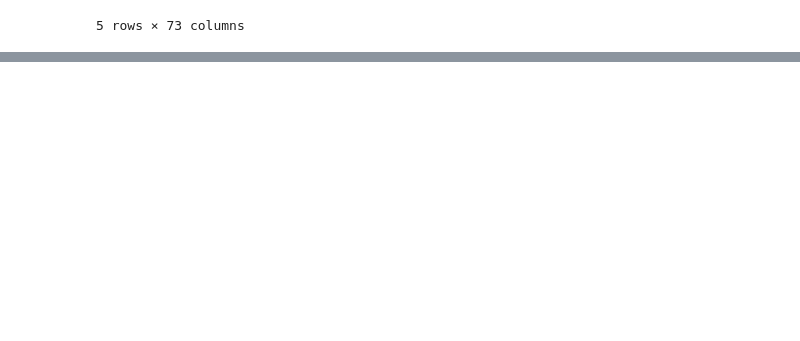
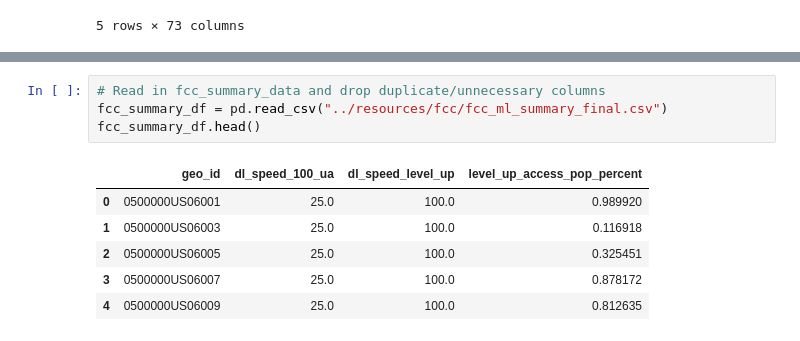
Before and after one commit to sloth143chunk/Internet_Access_Analysis, a Jupyter notebook: notebook/merged_internet_access_df.ipynb, the cells around one changed output, grey strips where cells are left out. Drawn from its saved outputs; the diff is of its cells as text; blank space fills up the shorter version.

```diff
--- a/notebook/merged_internet_access_df.ipynb
+++ b/notebook/merged_internet_access_df.ipynb
@@ -312,0 +332,11 @@ census_citizenship_df.head()
+# %%
+# Read in fcc_summary_data and drop duplicate/unnecessary columns
+fcc_summary_df = pd.read_csv("../resources/fcc/fcc_ml_summary_final.csv")
+fcc_summary_df.head()
+# %% [output]
+|  | geo_id | dl_speed_100_ua | dl_speed_level_up | level_up_access_pop_percent |
+| 0 | 0500000US06001 | 25.0 | 100.0 | 0.989920 |
+| 1 | 0500000US06003 | 25.0 | 100.0 | 0.116918 |
+| 2 | 0500000US06005 | 25.0 | 100.0 | 0.325451 |
+| 3 | 0500000US06007 | 25.0 | 100.0 | 0.878172 |
+| 4 | 0500000US06009 | 25.0 | 100.0 | 0.812635 |
```
Also changed, not shown: parts of 4 cells of this notebook, 1 other file.
